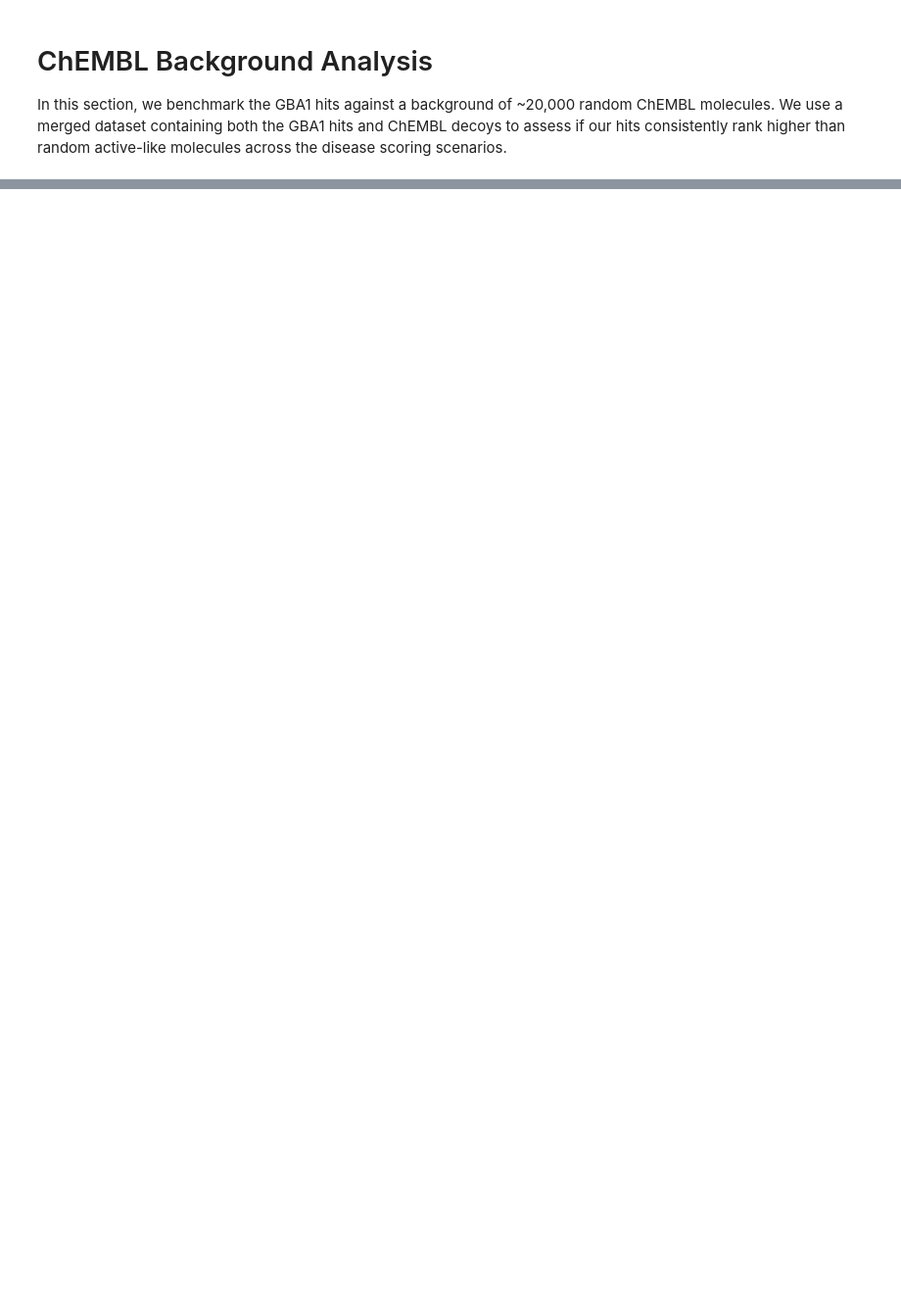
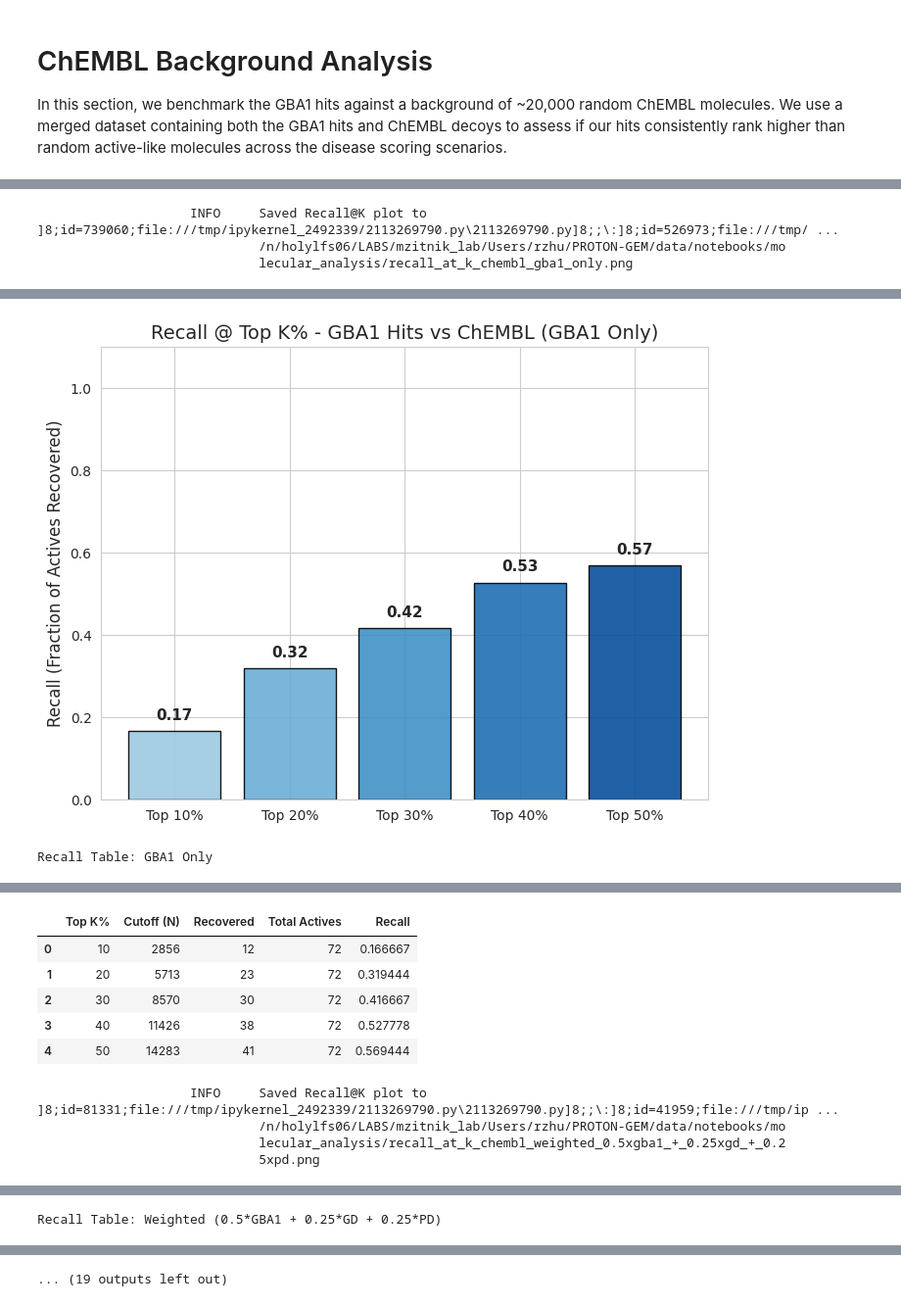
Before and after one commit to mims-harvard/PROTON-GEM, a Jupyter notebook: notebooks/molecular_analysis/GBA1_ranking_analysis.ipynb, the cells around one changed output, grey strips where cells are left out. Shown at 98% size. Drawn from its saved outputs; the diff is of its cells as text; code cells hidden in the pictures; blank space fills up the shorter version.

```diff
--- a/notebooks/molecular_analysis/GBA1_ranking_analysis.ipynb
+++ b/notebooks/molecular_analysis/GBA1_ranking_analysis.ipynb
@@ -765,0 +980,26 @@ plt.show()
+# %%
+# --- Recall @ K for ChEMBL Scenarios ---
+_logger.info("Computing Recall @ K for ChEMBL Scenarios...")
+
+# We iterate through the scenarios again to compute recall
+# Actives are 'hit_indices_merged' which are indices in the 'merged' arrays
+
+k_values_chembl = [10, 20, 30, 40, 50]
+
+for name, scores in scenarios_merged.items():
+    suffix = f"chembl_{_safe_suffix(name)}"
+
+    # We use the same plot_recall_at_k function defined above
+    # Note: hit_indices_merged are the indices of actives in the 'scores' array
+
+    plot_recall_at_k(
+        scores=scores,
+        active_indices=hit_indices_merged,
+        title=f"GBA1 Hits vs ChEMBL ({name})",
+        filename_suffix=suffix,
+        k_values=k_values_chembl
+    )
+
+    print(f"Recall Table: {name}")
+    display(recall_at_k_table(scores, hit_indices_merged, k_values=k_values_chembl))
+# %% [output]
@@ -765,0 +1007,3 @@ plt.show()
+                    INFO     Saved Recall@K plot to                                                ]8;id=739060;file:///tmp/ipykernel_2492339/2113269790.py\2113269790.py]8;;\:]8;id=526973;file:///tmp/ ...
+                             /n/holylfs06/LABS/mzitnik_lab/Users/rzhu/PROTON-GEM/data/notebooks/mo
+                             lecular_analysis/recall_at_k_chembl_gba1_only.png
@@ -765,0 +1011,2 @@ plt.show()
+[figure, added]
+Recall Table: GBA1 Only
@@ -765,0 +1014,10 @@ plt.show()
+|  | Top K% | Cutoff (N) | Recovered | Total Actives | Recall |
+| 0 | 10 | 2856 | 12 | 72 | 0.166667 |
+| 1 | 20 | 5713 | 23 | 72 | 0.319444 |
+| 2 | 30 | 8570 | 30 | 72 | 0.416667 |
+| 3 | 40 | 11426 | 38 | 72 | 0.527778 |
+| 4 | 50 | 14283 | 41 | 72 | 0.569444 |
+                    INFO     Saved Recall@K plot to                                                ]8;id=81331;file:///tmp/ipykernel_2492339/2113269790.py\2113269790.py]8;;\:]8;id=41959;file:///tmp/ip ...
+                             /n/holylfs06/LABS/mzitnik_lab/Users/rzhu/PROTON-GEM/data/notebooks/mo
+                             lecular_analysis/recall_at_k_chembl_weighted_0.5xgba1_+_0.25xgd_+_0.2
+                             5xpd.png
@@ -765,0 +1026 @@ plt.show()
+Recall Table: Weighted (0.5*GBA1 + 0.25*GD + 0.25*PD)
@@ -765,0 +1028 @@ plt.show()
+... (19 outputs left out)
```
Also changed, not shown: parts of 17 cells of this notebook, 1 other file.
